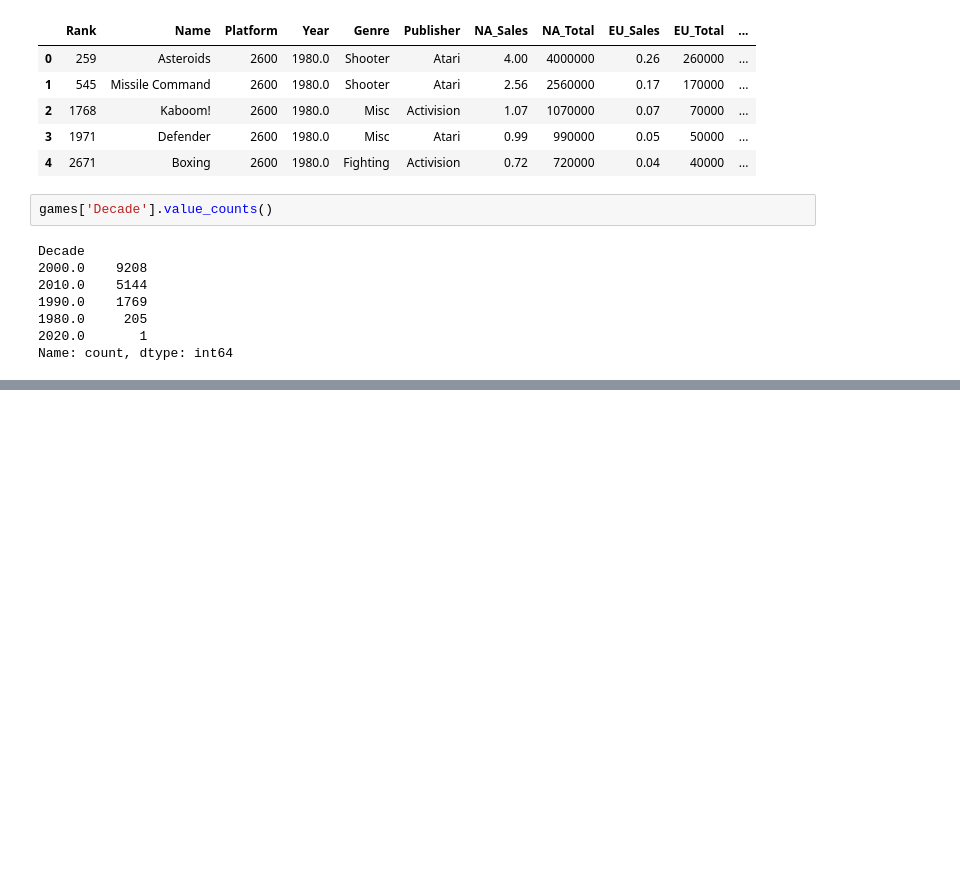
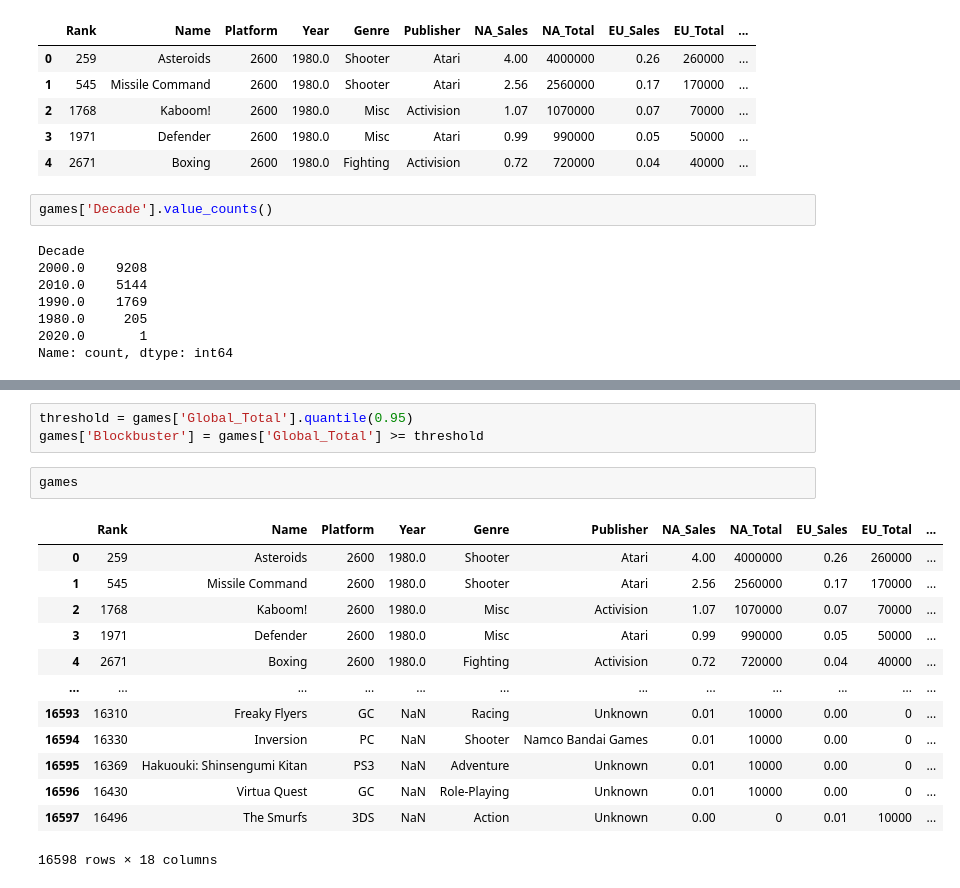
Before and after one commit to JCDevWiz/costsofgaming-capstone, a Jupyter notebook: Notebooks/Games.ipynb, the cells around one changed output, grey strips where cells are left out. Saved outputs shown, nothing was run; the diff lists cells and outputs as text; blank space fills up the shorter version.

```diff
--- a/Notebooks/Games.ipynb
+++ b/Notebooks/Games.ipynb
@@ -75,0 +124,19 @@ Name: count, dtype: int64
+# %%
+threshold = games['Global_Total'].quantile(0.95)
+games['Blockbuster'] = games['Global_Total'] >= threshold
+# %%
+games
+# %% [output]
+|  | Rank | Name | Platform | Year | Genre | Publisher | NA_Sales | NA_Total | EU_Sales | EU_Total | ... |
+| 0 | 259 | Asteroids | 2600 | 1980.0 | Shooter | Atari | 4.00 | 4000000 | 0.26 | 260000 | ... |
+| 1 | 545 | Missile Command | 2600 | 1980.0 | Shooter | Atari | 2.56 | 2560000 | 0.17 | 170000 | ... |
+| 2 | 1768 | Kaboom! | 2600 | 1980.0 | Misc | Activision | 1.07 | 1070000 | 0.07 | 70000 | ... |
+| 3 | 1971 | Defender | 2600 | 1980.0 | Misc | Atari | 0.99 | 990000 | 0.05 | 50000 | ... |
+| 4 | 2671 | Boxing | 2600 | 1980.0 | Fighting | Activision | 0.72 | 720000 | 0.04 | 40000 | ... |
+| ... | ... | ... | ... | ... | ... | ... | ... | ... | ... | ... | ... |
+| 16593 | 16310 | Freaky Flyers | GC | NaN | Racing | Unknown | 0.01 | 10000 | 0.00 | 0 | ... |
+| 16594 | 16330 | Inversion | PC | NaN | Shooter | Namco Bandai Games | 0.01 | 10000 | 0.00 | 0 | ... |
+| 16595 | 16369 | Hakuouki: Shinsengumi Kitan | PS3 | NaN | Adventure | Unknown | 0.01 | 10000 | 0.00 | 0 | ... |
+| 16596 | 16430 | Virtua Quest | GC | NaN | Role-Playing | Unknown | 0.01 | 10000 | 0.00 | 0 | ... |
+| 16597 | 16496 | The Smurfs | 3DS | NaN | Action | Unknown | 0.00 | 0 | 0.01 | 10000 | ... |
+16598 rows × 18 columns
```
Also changed, not shown: parts of 11 cells of this notebook, 3 other files.
